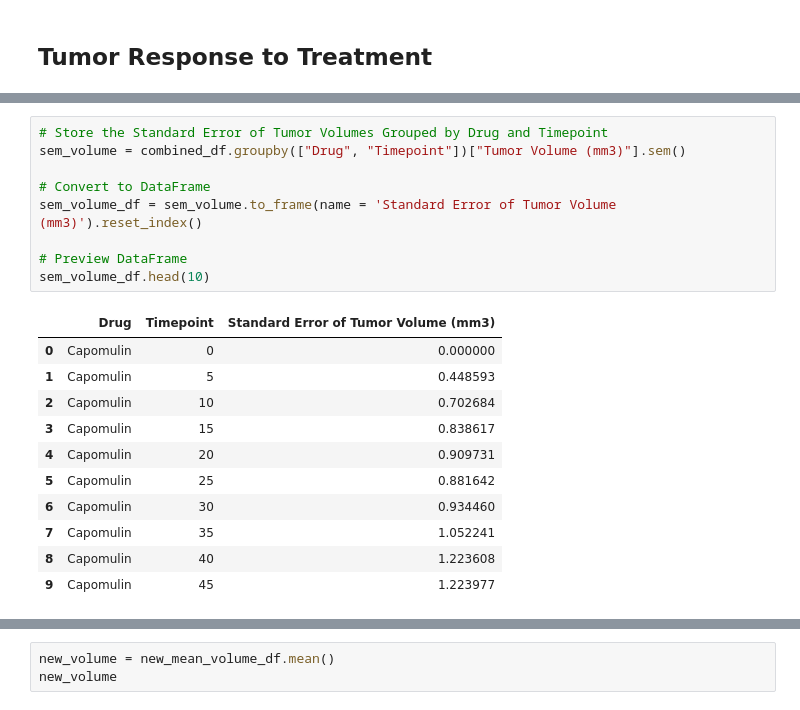
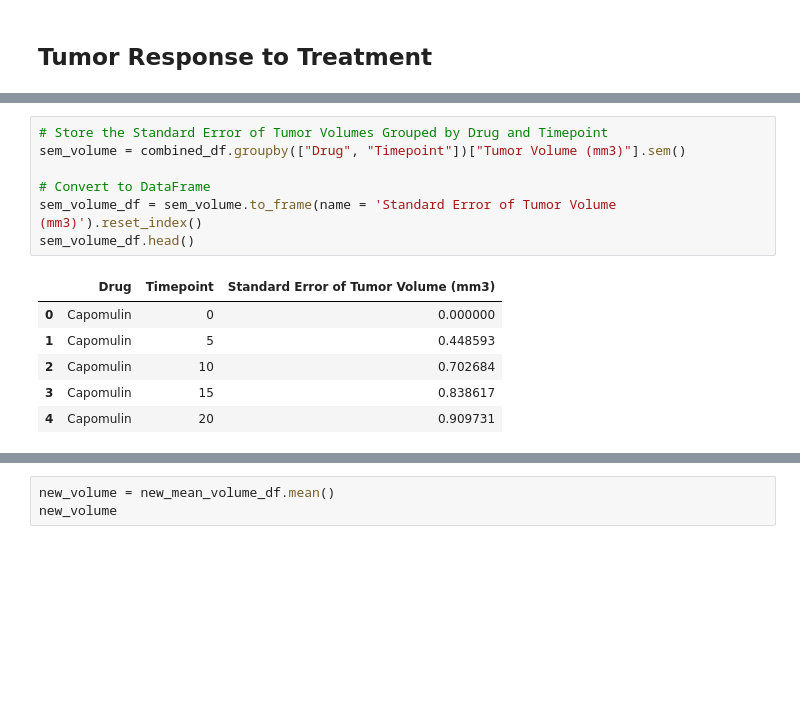
Before and after one commit to teomotun/Pymaceuticals, a Jupyter notebook: Pymaceuticals/pymaceuticals_starter.ipynb, the cells around one changed output, grey strips where cells are left out. Cells and saved outputs as stored; diff of their text form; blank space fills up the shorter version.

```diff
--- a/Pymaceuticals/pymaceuticals_starter.ipynb
+++ b/Pymaceuticals/pymaceuticals_starter.ipynb
@@ -63,24 +45,17 @@ mean_volume_df.head(10)
 # %%
 # Store the Standard Error of Tumor Volumes Grouped by Drug and Timepoint
 sem_volume = combined_df.groupby(["Drug", "Timepoint"])["Tumor Volume (mm3)"].sem()
 
 # Convert to DataFrame
 sem_volume_df = sem_volume.to_frame(name = 'Standard Error of Tumor Volume (mm3)').reset_index()
-
-# Preview DataFrame
-sem_volume_df.head(10)
+sem_volume_df.head()
 # %% [output]
 |  | Drug | Timepoint | Standard Error of Tumor Volume (mm3) |
 | 0 | Capomulin | 0 | 0.000000 |
 | 1 | Capomulin | 5 | 0.448593 |
 | 2 | Capomulin | 10 | 0.702684 |
 | 3 | Capomulin | 15 | 0.838617 |
 | 4 | Capomulin | 20 | 0.909731 |
-| 5 | Capomulin | 25 | 0.881642 |
-| 6 | Capomulin | 30 | 0.934460 |
-| 7 | Capomulin | 35 | 1.052241 |
-| 8 | Capomulin | 40 | 1.223608 |
-| 9 | Capomulin | 45 | 1.223977 |
 # %%
 # Minor Data Munging to Re-Format the Data Frames
 reformat_volume = combined_df[['Timepoint', 'Drug', 'Tumor Volume (mm3)']]
```
Also changed, not shown: parts of 13 cells of this notebook, 2 other files.
